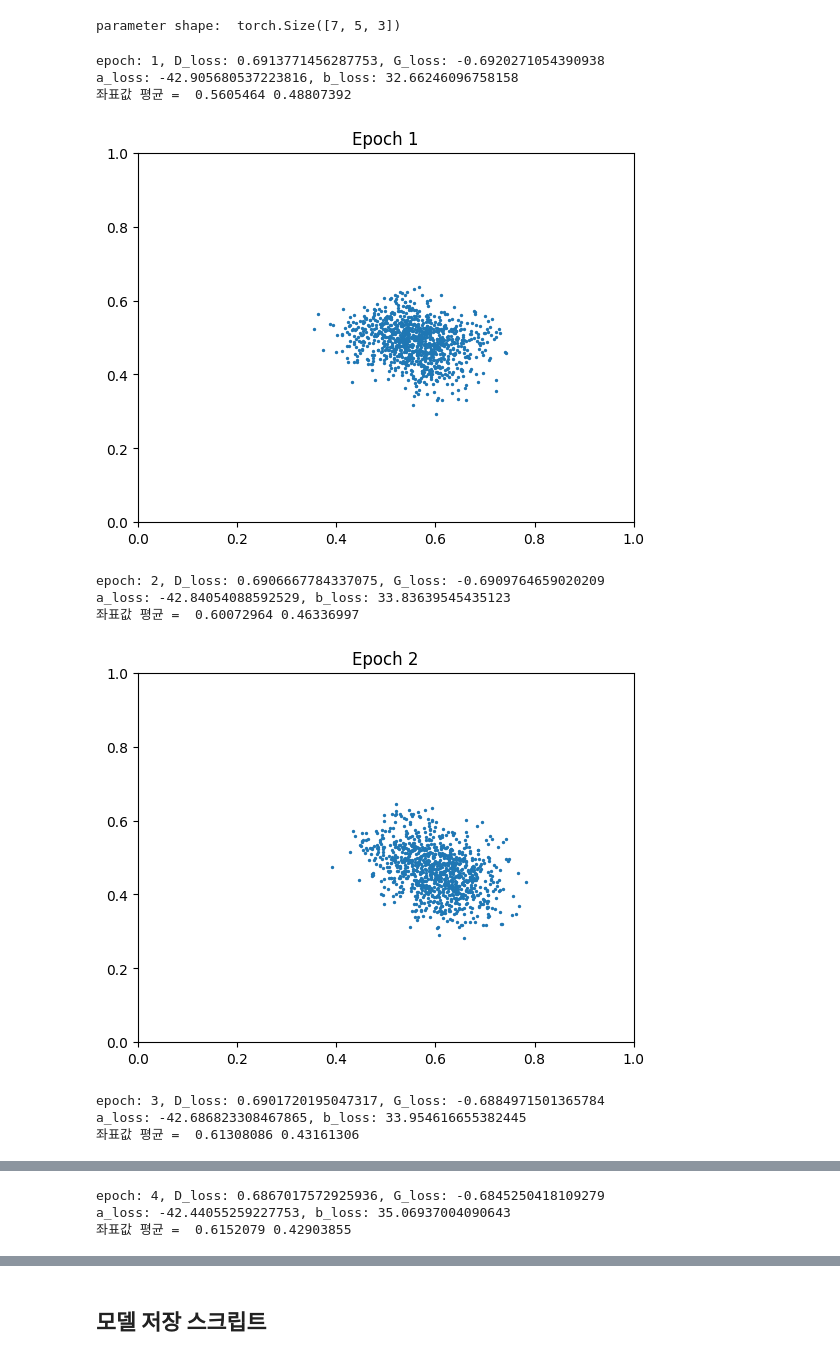
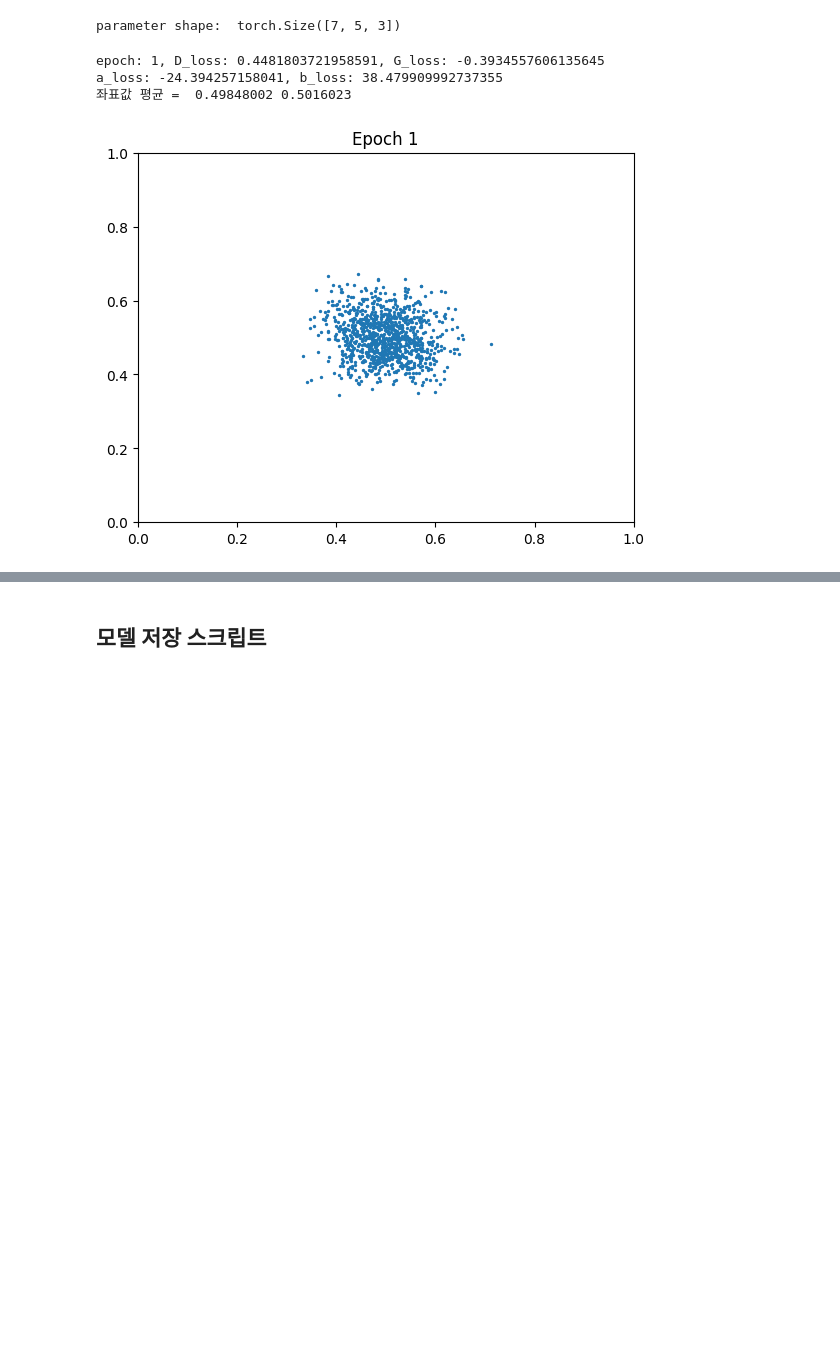
Before and after one commit to red1108/infoQGAN-outdated-, a Jupyter notebook: QGAN+QMINE/code.ipynb, the cells around one changed output, grey strips where cells are left out. Cells and saved outputs as stored; diff of their text form; code cells hidden in the pictures; blank space fills up the shorter version.

```diff
--- a/QGAN+QMINE/code.ipynb
+++ b/QGAN+QMINE/code.ipynb
@@ -144,8 +145,6 @@ def prediction(params, image, debug=False):
     if (debug):
         return (int(prob_0 <= prob_1), prob_0, prob_1)
     return int(prob_0 <= prob_1)
-# %%
-a = generator_circuit(generator_params, [1,2,3,4,5])
 # %%
 import torch.nn as nn
 from torch.nn import functional as F
@@ -197,12 +210,14 @@ discriminator = LinearDiscriminator()
 # %% [output]
 parameter shape:  torch.Size([7, 5, 3])
 # %%
-G_opt = torch.optim.Adam([generator_params], lr=1e-3)
-D_opt = torch.optim.Adam(discriminator.parameters(), lr=1e-4)
+G_lr = 5e-4
+D_lr = 5e-4
+G_opt = torch.optim.Adam([generator_params], lr=G_lr)
+D_opt = torch.optim.Adam(discriminator.parameters(), lr=D_lr)
 # %%
 import os
 epoch = 200
-title = 'try6'
+title = 'try8'
 if not os.path.exists(f'result/{title}'):
     os.makedirs(f'result/{title}')
 
@@ -212,7 +227,7 @@ for rep in range(1, epoch+1):
     G_loss_sum = 0.0
     D_loss_sum = 0.0
     pbar = tqdm(range(iter_num))
-    generator_output = []
+    log_gen_output = []
 
     a_loss_sum = 0
     b_loss_sum = 0
@@ -221,57 +236,48 @@ for rep in range(1, epoch+1):
 
     for i in pbar:
         batch = torch.FloatTensor(x[BATCH_SIZE * i : BATCH_SIZE * i + BATCH_SIZE])
 
-        # train discriminator
+        # train generator
         generator_seed = torch.rand((BATCH_SIZE, n_qubits)) * 2 - 1
-        fake_input, _ = generator_forward(generator_params, generator_seed) # 저기 _도 나중에 mi 넣을때 필요
-        fake_input = fake_input.to(torch.float32)
-        disc_loss = disc_cost_fn(batch, fake_input)
-
-        D_opt.zero_grad()
-        disc_loss.requires_grad_(True)
-        disc_loss.backward()
-        D_opt.step()
-
-        # train generator
-        generator_loss, a, b = generator_cost_fn(generator_params, mine=False, qmine=False)
+        generator_output, generator_loss, a, b = generator_train_step(generator_params, generator_seed, mine=False, qmine=False)
         a_loss_sum += a.detach().numpy()
         b_loss_sum += b.detach().numpy()
         G_opt.zero_grad()
         generator_loss.requires_grad_(True)
         generator_loss.backward()
         G_opt.step()
 
+        # train discriminator
+        fake_input = generator_output.detach().to(torch.float32)
+        disc_loss = disc_cost_fn(batch, fake_input)
+        D_opt.zero_grad()
+        disc_loss.requires_grad_(True)
+        disc_loss.backward()
+        D_opt.step()
+
         D_loss_sum += disc_loss.item()
         G_loss_sum += generator_loss.item()
 
         pbar.set_postfix({'G_loss': G_loss_sum/(i+1), 'D_loss': D_loss_sum/(i+1)})
-        generator_output.append(fake_input.detach().numpy())
+        log_gen_output.append(fake_input.numpy())
 
         recorder['d_loss'].append(disc_loss.item())
         recorder['g_loss'].append(generator_loss.item())
         recorder['a_loss'].append(a.detach().numpy())
         recorder['b_loss'].append(b.detach().numpy())
 
-    generator_output = np.concatenate(generator_output, axis=0)
+    log_gen_output = np.concatenate(log_gen_output, axis=0)
     print("epoch: {}, D_loss: {}, G_loss: {}".format(rep, D_loss_sum/iter_num, G_loss_sum/iter_num))
     print("a_loss: {}, b_loss: {}".format(a_loss_sum, b_loss_sum))
-    print("좌표값 평균 = ", np.mean(generator_output[:,0]), np.mean(generator_output[:,1]))
+    print("좌표값 평균 = ", np.mean(log_gen_output[:,0]), np.mean(log_gen_output[:,1]))
     plt.title('Epoch {0}'.format(rep))
-    plt.scatter(generator_output[:,0], generator_output[:,1], s=2.0)
+    plt.scatter(log_gen_output[:,0], log_gen_output[:,1], s=2.0)
     plt.xlim((0, 1))
     plt.ylim((0, 1))
     plt.savefig(f'result/{title}/{rep}.png')
     plt.show()
 # %% [output]
-epoch: 1, D_loss: 0.6913771456287753, G_loss: -0.6920271054390938
-a_loss: -42.905680537223816, b_loss: 32.66246096758158
-좌표값 평균 =  0.5605464 0.48807392
+epoch: 1, D_loss: 0.4481803721958591, G_loss: -0.3934557606135645
+a_loss: -24.394257158041, b_loss: 38.479909992737355
+좌표값 평균 =  0.49848002 0.5016023
-[figure, old version]
+[figure, new version]
-epoch: 2, D_loss: 0.6906667784337075, G_loss: -0.6909764659020209
-a_loss: -42.84054088592529, b_loss: 33.83639545435123
-좌표값 평균 =  0.60072964 0.46336997
-[figure, removed]
-epoch: 3, D_loss: 0.6901720195047317, G_loss: -0.6884971501365784
-a_loss: -42.686823308467865, b_loss: 33.954616655382445
-좌표값 평균 =  0.61308086 0.43161306
@@ -279,3 +283,0 @@ a_loss: -42.686823308467865, b_loss: 33.954616655382445
-epoch: 4, D_loss: 0.6867017572925936, G_loss: -0.6845250418109279
-a_loss: -42.44055259227753, b_loss: 35.06937004090643
-좌표값 평균 =  0.6152079 0.42903855
```
Also changed, not shown: parts of 12 cells of this notebook, 3 other files.
